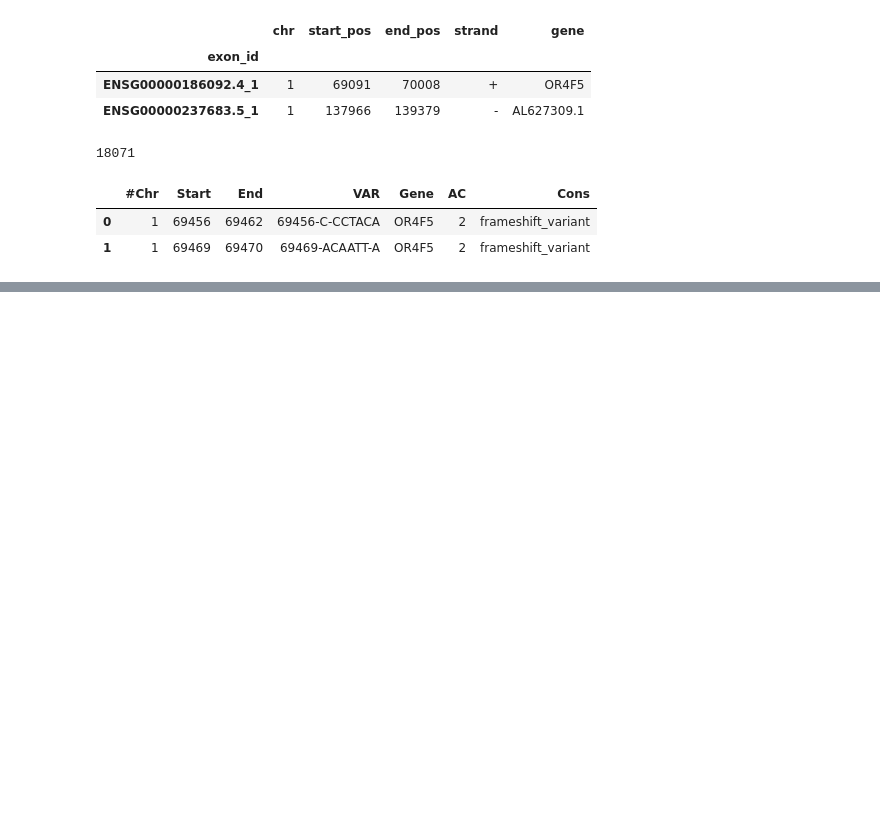
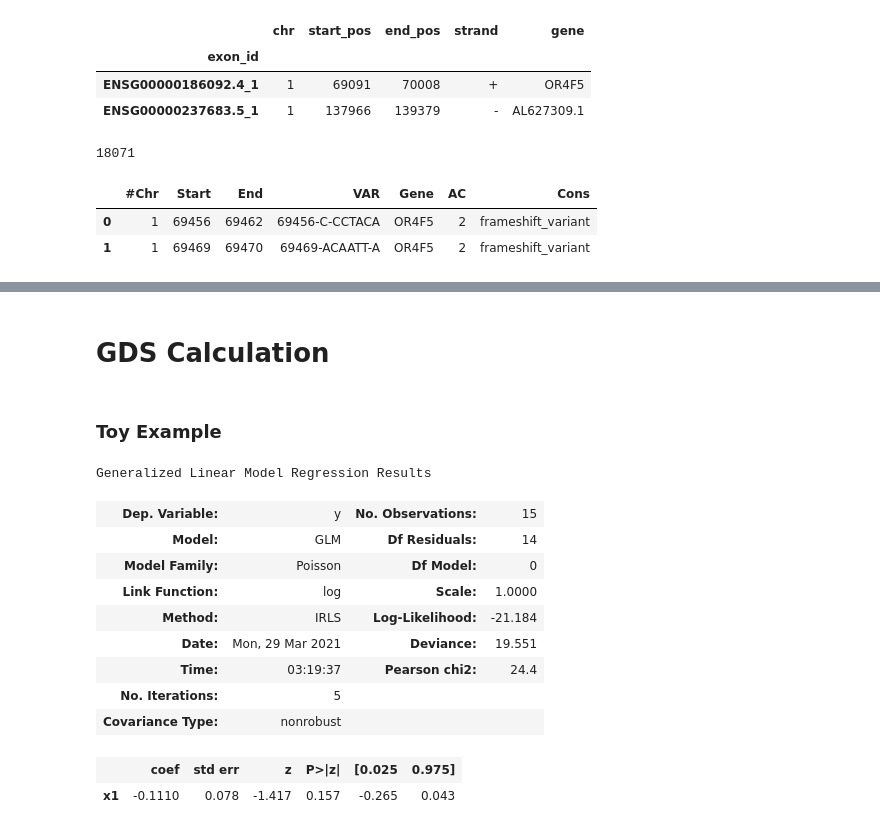
Before and after one commit to explorerwjy/GDS, a Jupyter notebook: src/MutDistribute_LGD.ipynb, the cells around one changed output, grey strips where cells are left out. Saved outputs shown, nothing was run; the diff lists cells and outputs as text; code cells hidden in the pictures; blank space fills up the shorter version.

```diff
--- a/src/MutDistribute_LGD.ipynb
+++ b/src/MutDistribute_LGD.ipynb
@@ -91,0 +131,23 @@ plt.plot(l, avg_den)
+# %% [markdown]
+# GDS Calculation
+# %% [markdown]
+### Toy Example
+# %%
+x_train = [1.1, 3.2, 5.4, 7.8, 2.4] * 3
+y_train = [3, 1, 0, 0, 2] * 3
+res = poisson_reg(x_train, y_train)
+# %%
+res.summary()
+# %% [output]
+Generalized Linear Model Regression Results
+| Dep. Variable: | y | No. Observations: | 15 |
+| Model: | GLM | Df Residuals: | 14 |
+| Model Family: | Poisson | Df Model: | 0 |
+| Link Function: | log | Scale: | 1.0000 |
+| Method: | IRLS | Log-Likelihood: | -21.184 |
+| Date: | Mon, 29 Mar 2021 | Deviance: | 19.551 |
+| Time: | 03:19:37 | Pearson chi2: | 24.4 |
+| No. Iterations: | 5 |  |  |
+| Covariance Type: | nonrobust |  |  |
+|  | coef | std err | z | P>|z| | [0.025 | 0.975] |
+| x1 | -0.1110 | 0.078 | -1.417 | 0.157 | -0.265 | 0.043 |
```
Also changed, not shown: parts of 16 cells of this notebook, 3 other files.
